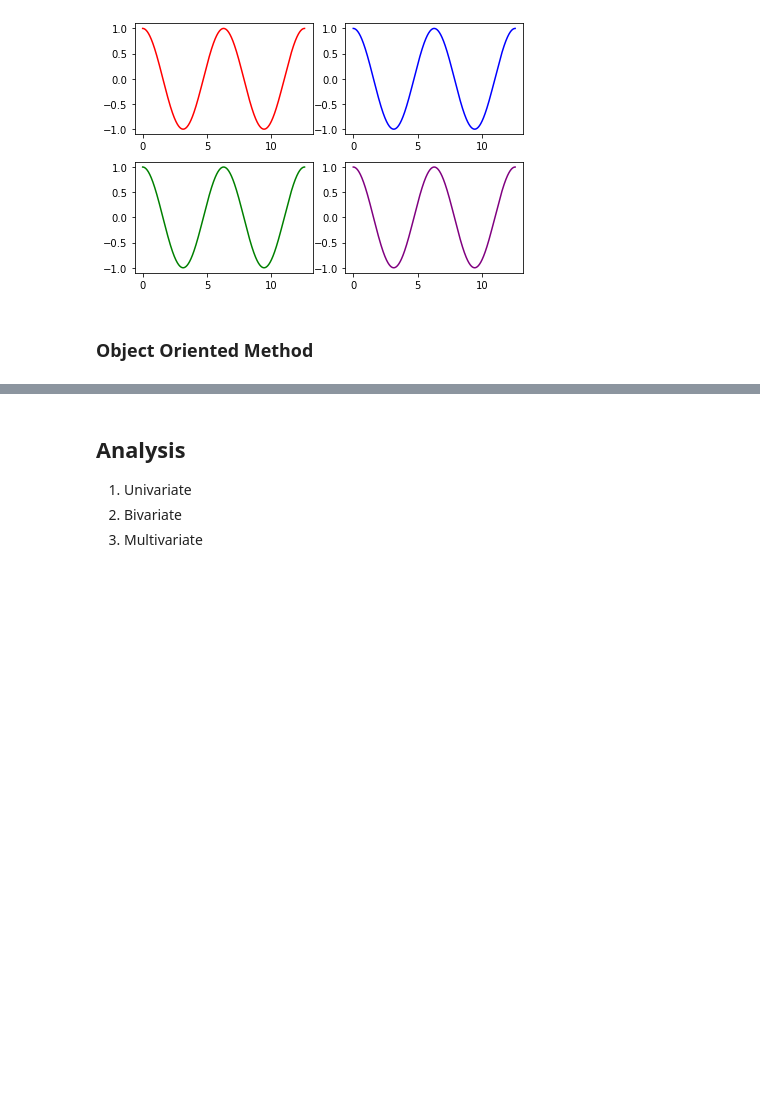
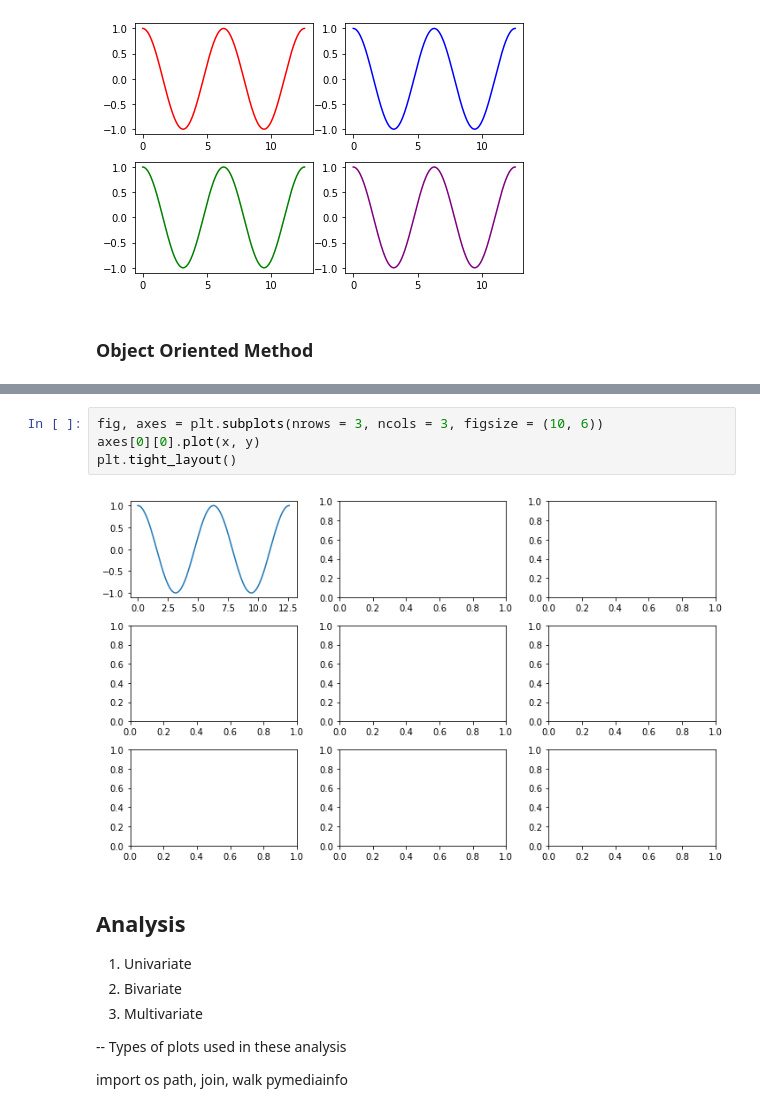
Before and after one commit to loganrane/MachineLearning101, a Jupyter notebook: Projects/Plotting - Basics.ipynb, the cells around one changed output, grey strips where cells are left out. Drawn from its saved outputs; the diff is of its cells as text; blank space fills up the shorter version.

```diff
--- a/Projects/Matplot Lib - Basics.ipynb
+++ b/Projects/Plotting - Basics.ipynb
@@ -84,5 +87,17 @@ plt.show()
+# %%
+fig, axes = plt.subplots(nrows = 3, ncols = 3, figsize = (10, 6))
+axes[0][0].plot(x, y)
+plt.tight_layout()
+# %% [output]
+[figure, added]
 # %% [markdown]
 ## Analysis
 1. Univariate
 2. Bivariate
 3. Multivariate
+
+-- Types of plots used in these analysis
+
+import os
+path, join, walk
+pymediainfo
```
Also changed, not shown: parts of 1 cell of this notebook.
